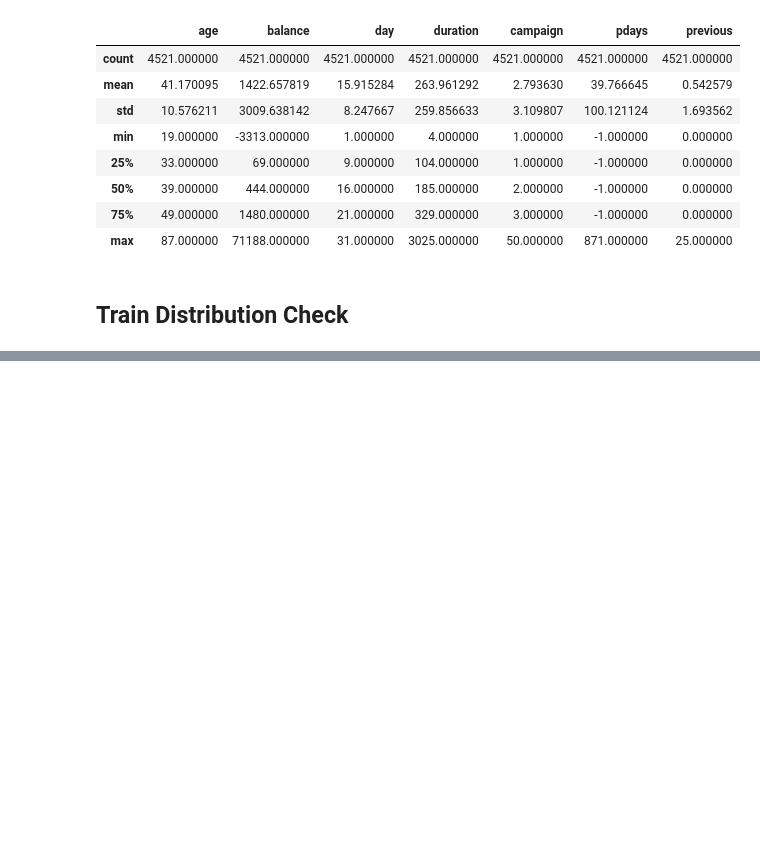
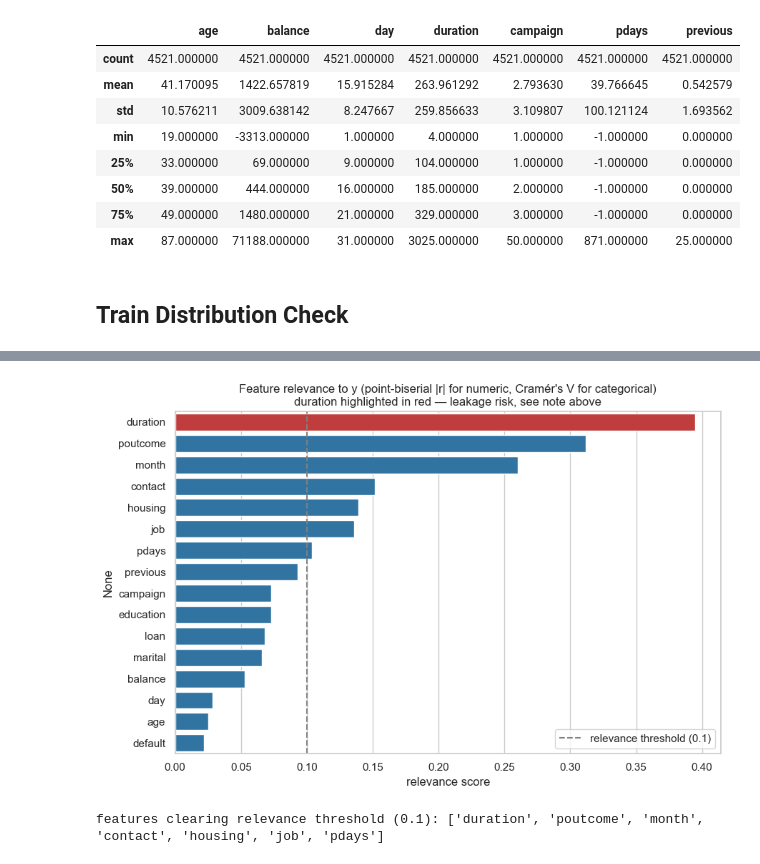
Before and after one commit to WaroonRagwongsiri/IntroMLHomework, a Jupyter notebook: Data/banking_dataset/banking.ipynb, the cells around one changed output, grey strips where cells are left out. Cells and saved outputs as stored; diff of their text form; code cells hidden in the pictures; blank space fills up the shorter version.

Commit message:
EDA NOTES

```diff
--- a/Data/banking_dataset/banking.ipynb
+++ b/Data/banking_dataset/banking.ipynb
@@ -364,0 +368,24 @@ class imbalance — 'yes' subscribers: 11.7%
+# %%
+numeric_cols = ["age", "balance", "day", "duration", "campaign", "pdays", "previous"]
+categorical_cols = ["job", "marital", "education", "default", "housing", "loan", "contact", "month", "poutcome"]
+
+y_binary = (train["y"] == "yes").astype(int)
+
+def cramers_v(col, target):
+	table = pd.crosstab(col, target)
+	chi2 = chi2_contingency(table)[0]
+	n = table.to_numpy().sum()
+	r, k = table.shape
+	return np.sqrt((chi2 / n) / (min(r, k) - 1))
+
+relevance = {}
+for col in numeric_cols:
+	corr, _ = pointbiserialr(y_binary, train[col])
+	relevance[col] = abs(corr)
+for col in categorical_cols:
+	relevance[col] = cramers_v(train[col], train["y"])
+
+relevance = pd.Series(relevance).sort_values(ascending=False)
+relevance_df = relevance.rename("relevance_score").to_frame()
+relevance_df["type"] = ["numeric" if c in numeric_cols else "categorical" for c in relevance_df.index]
+relevance_df
@@ -364,0 +410,17 @@ class imbalance — 'yes' subscribers: 11.7%
+# %%
+plt.figure(figsize=(9, 6))
+colors = ["#d62728" if c == "duration" else "#1f77b4" for c in relevance.index]
+sns.barplot(x=relevance.values, y=relevance.index, hue=relevance.index, palette=colors, legend=False)
+plt.axvline(0.1, color="gray", linestyle="--", label="relevance threshold (0.1)")
+plt.title("Feature relevance to y (point-biserial |r| for numeric, Cramér's V for categorical)\nduration highlighted in red — leakage risk, see note above")
+plt.xlabel("relevance score")
+plt.legend()
+plt.tight_layout()
+plt.show()
+
+RELEVANCE_THRESHOLD = 0.1
+top_features = relevance[relevance >= RELEVANCE_THRESHOLD].index.tolist()
+print(f"features clearing relevance threshold ({RELEVANCE_THRESHOLD}): {top_features}")
+# %% [output]
+[figure, added]
+features clearing relevance threshold (0.1): ['duration', 'poutcome', 'month', 'contact', 'housing', 'job', 'pdays']
```
Also changed, not shown: parts of 43 cells of this notebook, 5 other files.
